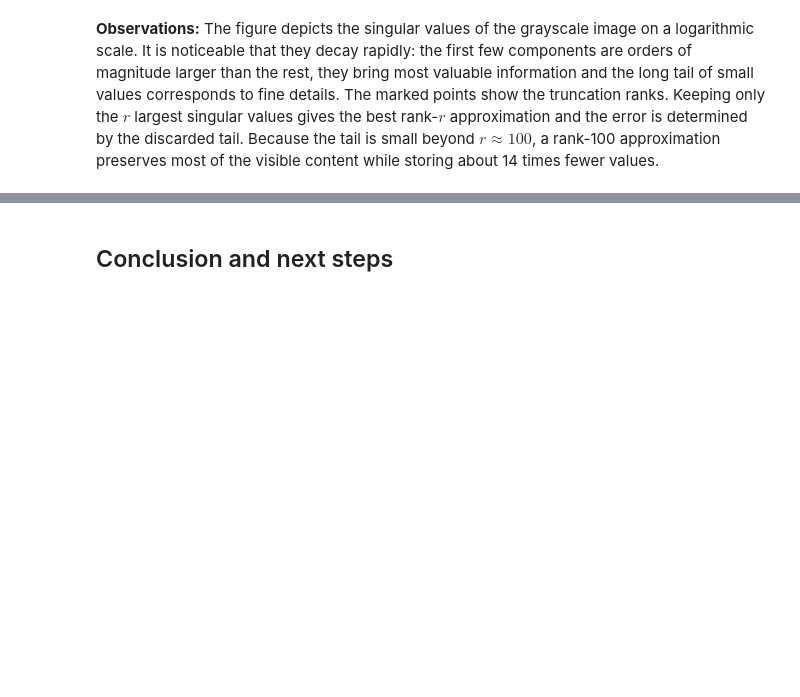
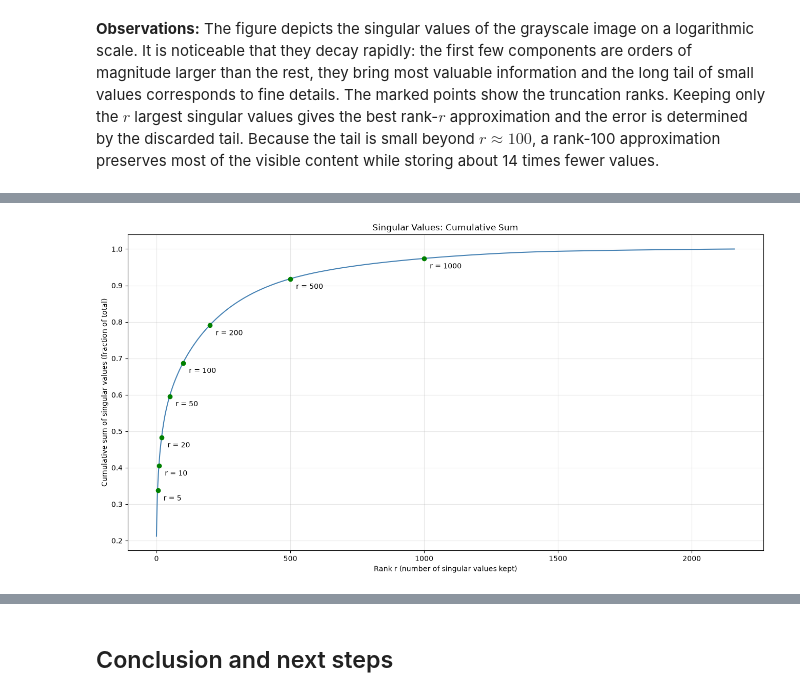
Before and after one commit to ilianakpetrova-cpu/svd-explained, a Jupyter notebook: svd-article.ipynb, the cells around one changed output, grey strips where cells are left out. Drawn from its saved outputs; the diff is of its cells as text; code cells hidden in the pictures; blank space fills up the shorter version.

```diff
--- a/svd-article.ipynb
+++ b/svd-article.ipynb
@@ -184,0 +195,20 @@ The figure depicts the singular values of the grayscale image on a logarithmic s
+# %%
+sv = np.diag(S)                            # singular values as a 1D array
+cum = np.cumsum(sv) / np.sum(sv)           # cumulative fraction
+ranks = [5, 10, 20, 50, 100, 200, 500, 1000]
+
+plt.figure(2)
+plt.plot(cum,  color='steelblue')
+plt.plot(ranks, cum[[r - 1 for r in ranks]], 'o', color='green') # add dots for the ranks
+
+for r in ranks:
+    plt.annotate(f'r = {r}', (r, cum[r - 1]),
+                 textcoords='offset points', xytext=(8, -14)) #annotate ranks
+
+plt.xlabel('Rank r (number of singular values kept)')
+plt.ylabel('Cumulative sum of singular values (fraction of total)')
+plt.title('Singular Values: Cumulative Sum')
+plt.grid(True, alpha=0.3)
+plt.show()
+# %% [output]
+[figure, added]
```
Also changed, not shown: parts of 3 cells of this notebook.
